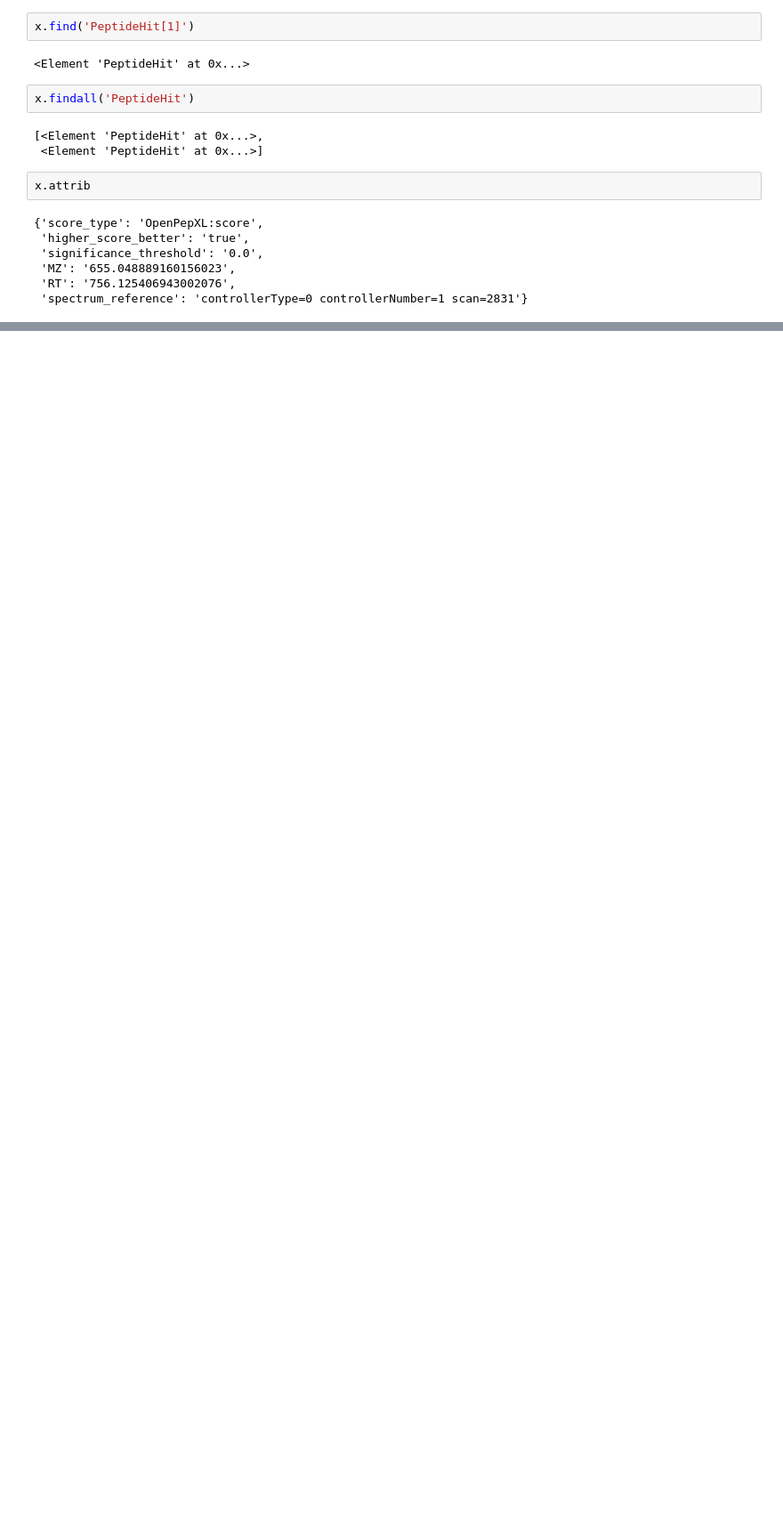
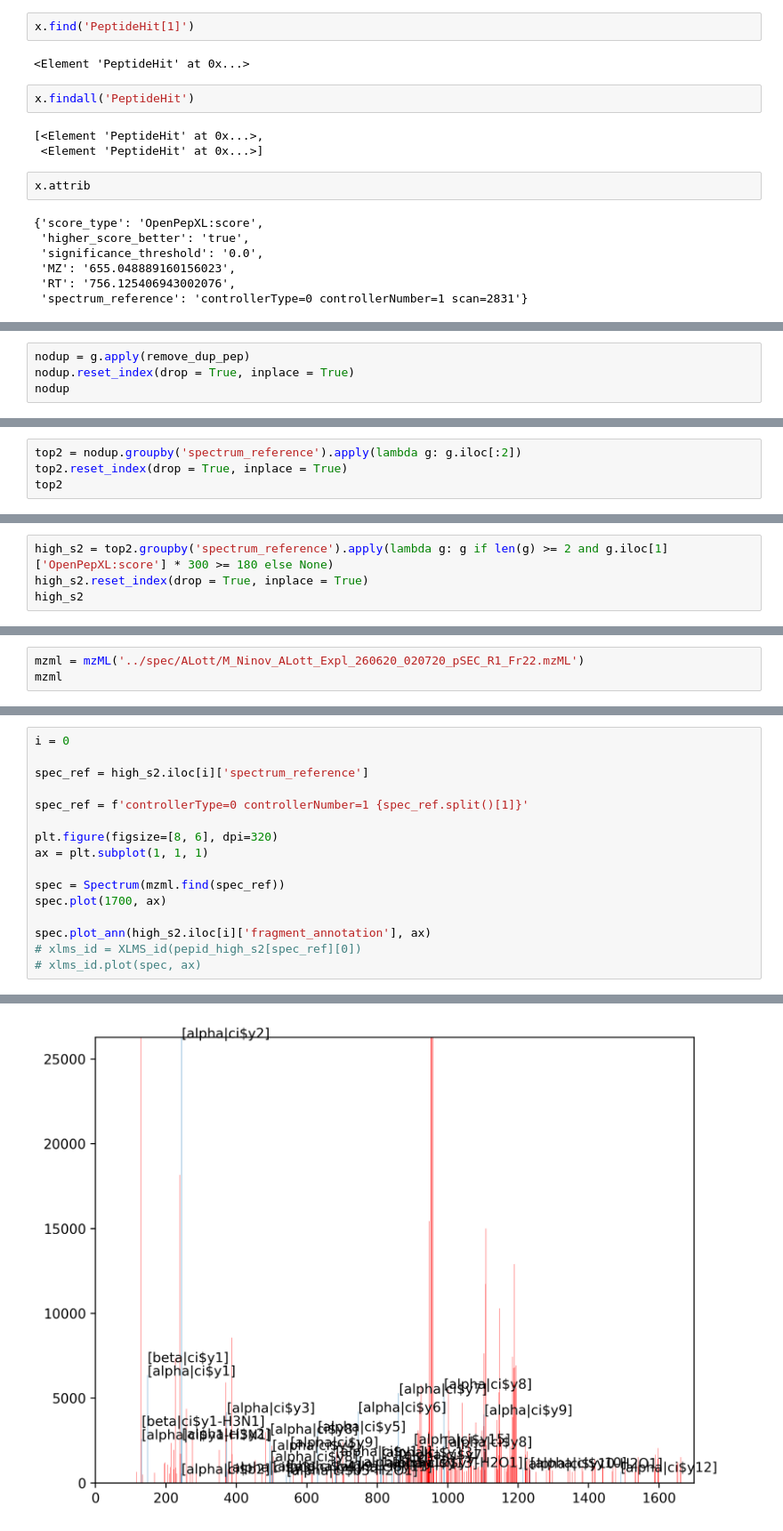
Before and after one commit to shawn-peng/xlms, a Jupyter notebook: python/plot_spectrum.ipynb, the cells around one changed output, grey strips where cells are left out. Shown at 89% size. Saved outputs shown, nothing was run; the diff lists cells and outputs as text; blank space fills up the shorter version.

```diff
--- a/python/plot_spectrum.ipynb
+++ b/python/plot_spectrum.ipynb
@@ -535,0 +642,4 @@ x.attrib
+# %%
+nodup = g.apply(remove_dup_pep)
+nodup.reset_index(drop = True, inplace = True)
+nodup
@@ -535,0 +660,4 @@ x.attrib
+# %%
+top2 = nodup.groupby('spectrum_reference').apply(lambda g: g.iloc[:2])
+top2.reset_index(drop = True, inplace = True)
+top2
@@ -535,0 +678,4 @@ x.attrib
+# %%
+high_s2 = top2.groupby('spectrum_reference').apply(lambda g: g if len(g) >= 2 and g.iloc[1]['OpenPepXL:score'] * 300 >= 180 else None)
+high_s2.reset_index(drop = True, inplace = True)
+high_s2
@@ -535,0 +699,3 @@ x.attrib
+# %%
+mzml = mzML('../spec/ALott/M_Ninov_ALott_Expl_260620_020720_pSEC_R1_Fr22.mzML')
+mzml
@@ -535,0 +726,17 @@ x.attrib
+# %%
+i = 0
+
+spec_ref = high_s2.iloc[i]['spectrum_reference']
+
+spec_ref = f'controllerType=0 controllerNumber=1 {spec_ref.split()[1]}'
+
+plt.figure(figsize=[8, 6], dpi=320)
+ax = plt.subplot(1, 1, 1)
+
+spec = Spectrum(mzml.find(spec_ref))
+spec.plot(1700, ax)
+
+spec.plot_ann(high_s2.iloc[i]['fragment_annotation'], ax)
+# xlms_id = XLMS_id(pepid_high_s2[spec_ref][0])
+# xlms_id.plot(spec, ax)
+# %% [output]
@@ -535,0 +760 @@ x.attrib
+[figure, added]
```
Also changed, not shown: parts of 52 cells of this notebook, 8 other files.
